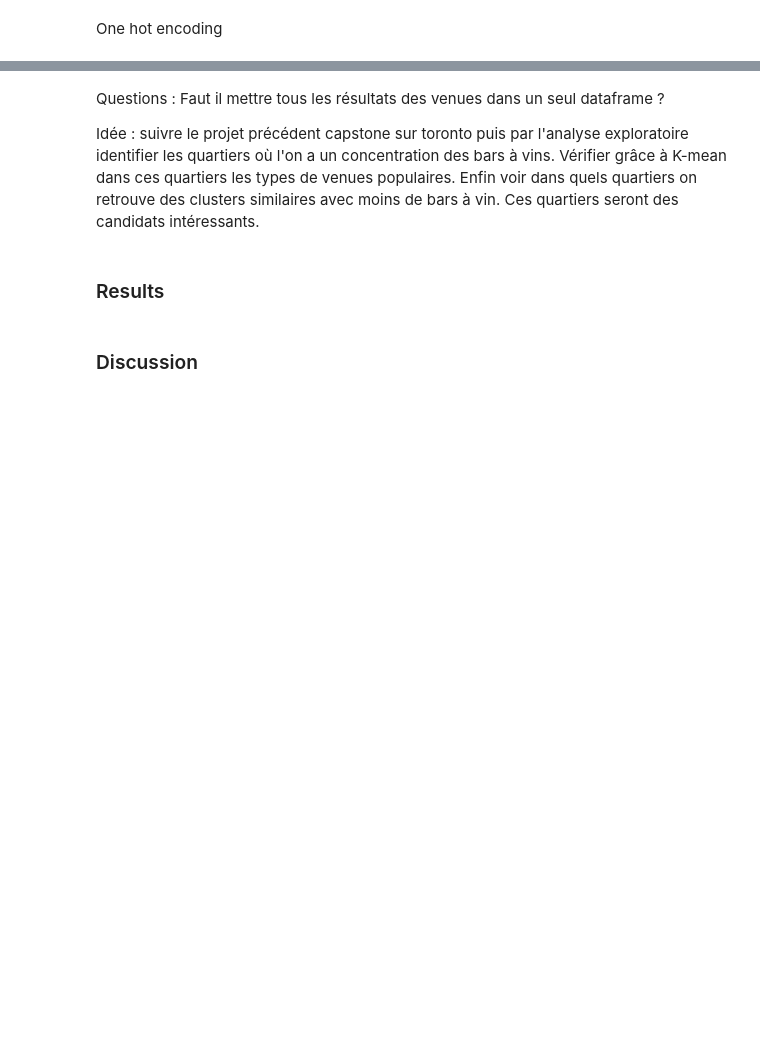
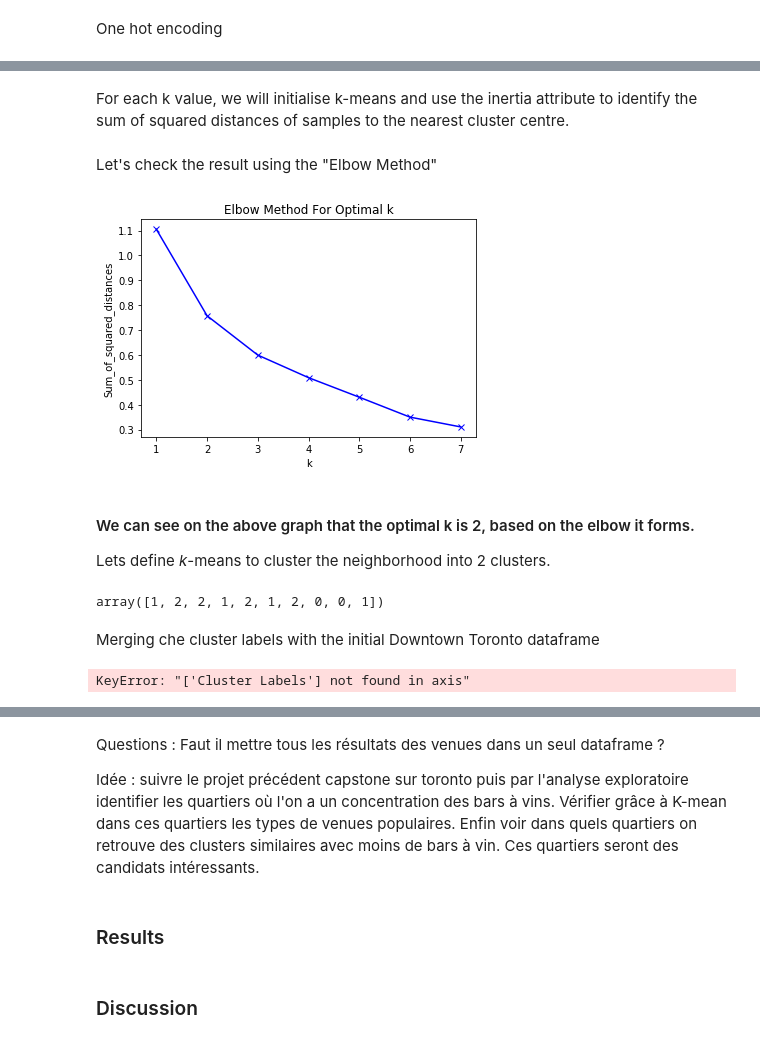
Before and after one commit to MianHan/Coursera_Capstone, a Jupyter notebook: The_wine_bar_project.ipynb, the cells around one changed output, grey strips where cells are left out. Drawn from its saved outputs; the diff is of its cells as text; code cells hidden in the pictures; blank space fills up the shorter version.

```diff
--- a/The_wine_bar_project.ipynb
+++ b/The_wine_bar_project.ipynb
@@ -283,11 +302,12 @@ One hot encoding
 paris_onehot = pd.get_dummies(df_otherbars[['Category']], prefix="", prefix_sep="")
 
 # add neighborhood column back to dataframe
-# DownT_onehot['Neighborhood'] = DonwT_venues['Neighborhood']
+paris_onehot['Neighborhood'] = df_otherbars['Neighborhood']
 
 # move neighborhood column to the first column
-# fixed_columns = [DownT_onehot.columns[-1]] + list(DownT_onehot.columns[:-1])
-# DownT_onehot = DownT_onehot[fixed_columns]
+fixed_columns = [paris_onehot.columns[-1]] + list(paris_onehot.columns[:-1])
+DownT_onehot = paris_onehot[fixed_columns]
+
 
 print(paris_onehot.shape)
 paris_onehot.head()
@@ -302,0 +325,3 @@ paris_onehot.head()
+# %%
+paris_grouped = paris_onehot.groupby('Neighborhood').mean().reset_index()
+paris_grouped
@@ -302,0 +425,41 @@ paris_onehot.head()
+# %%
+paris_grouped_clustering = paris_grouped.drop('Neighborhood', 1)
+# %% [markdown]
+For each k value, we will initialise k-means and use the inertia attribute to identify the sum of squared distances of samples to the nearest cluster centre.
+# %%
+Sum_of_squared_distances = []
+K = range(1,8)
+for k in K:
+    km = KMeans(n_clusters=k)
+    km = km.fit(paris_grouped_clustering)
+    Sum_of_squared_distances.append(km.inertia_)
+# %% [markdown]
+Let's check the result using the "Elbow Method"
+# %%
+plt.plot(K, Sum_of_squared_distances, 'bx-')
+plt.xlabel('k')
+plt.ylabel('Sum_of_squared_distances')
+plt.title('Elbow Method For Optimal k')
+plt.show()
+# %% [output]
+[figure, added]
+# %% [markdown]
+#### We can see on the above graph that the optimal k is 2, based on the elbow it forms. <br/>
+Lets define *k*-means to cluster the neighborhood into 2 clusters.
+# %%
+# set number of clusters
+kclusters = 3
+
+# run k-means clustering
+kmeans = KMeans(n_clusters=kclusters, random_state=0).fit(paris_grouped_clustering)
+
+# check cluster labels generated for each row in the dataframe
+kmeans.labels_[0:10]
+# %% [output]
+array([1, 2, 2, 1, 2, 1, 2, 0, 0, 1])
+# %% [markdown]
+Merging che cluster labels with the initial Downtown Toronto dataframe
+# %%
+neighborhoods_venues_sorted= neighborhoods_venues_sorted.drop(['Cluster Labels'], axis=1)
+# %% [output]
+KeyError: "['Cluster Labels'] not found in axis"
```
Also changed, not shown: parts of 31 cells of this notebook.
